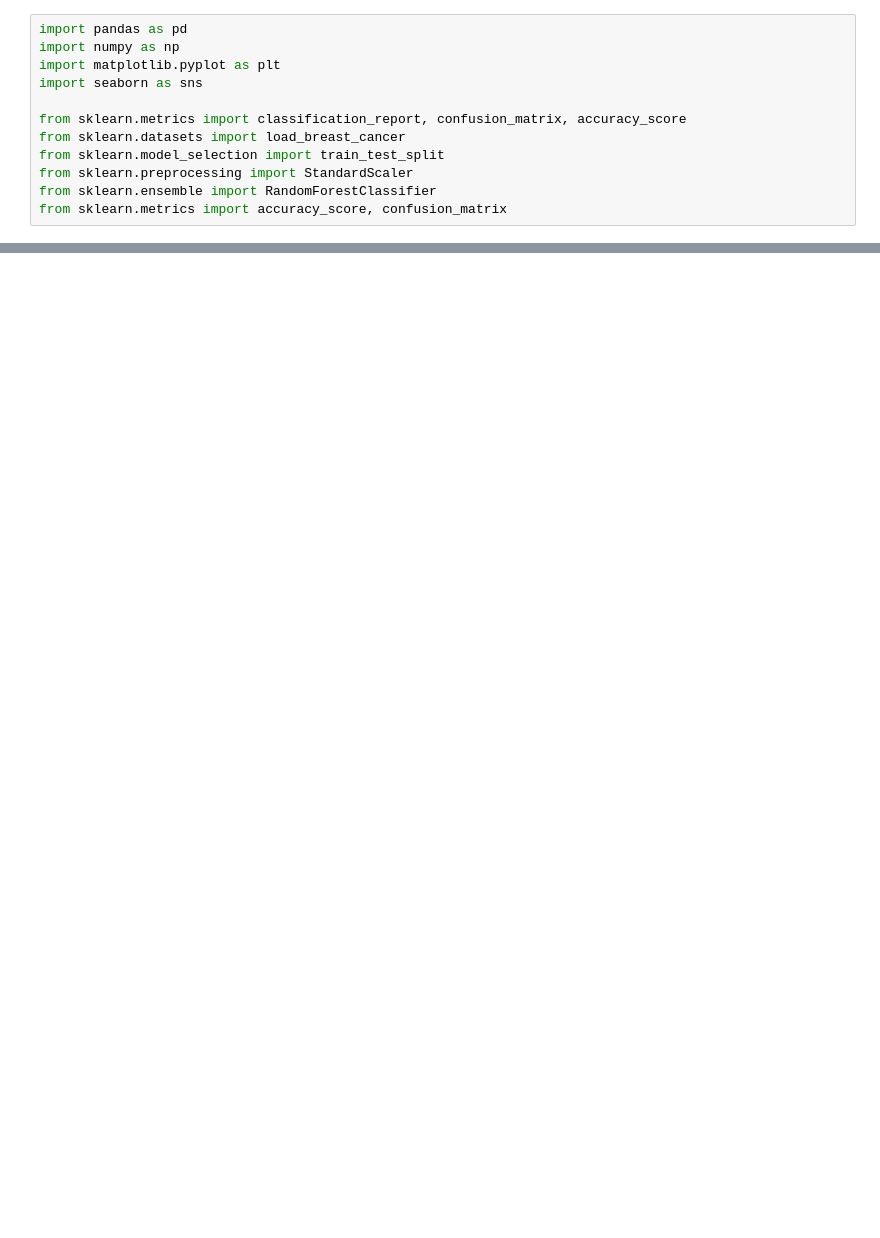
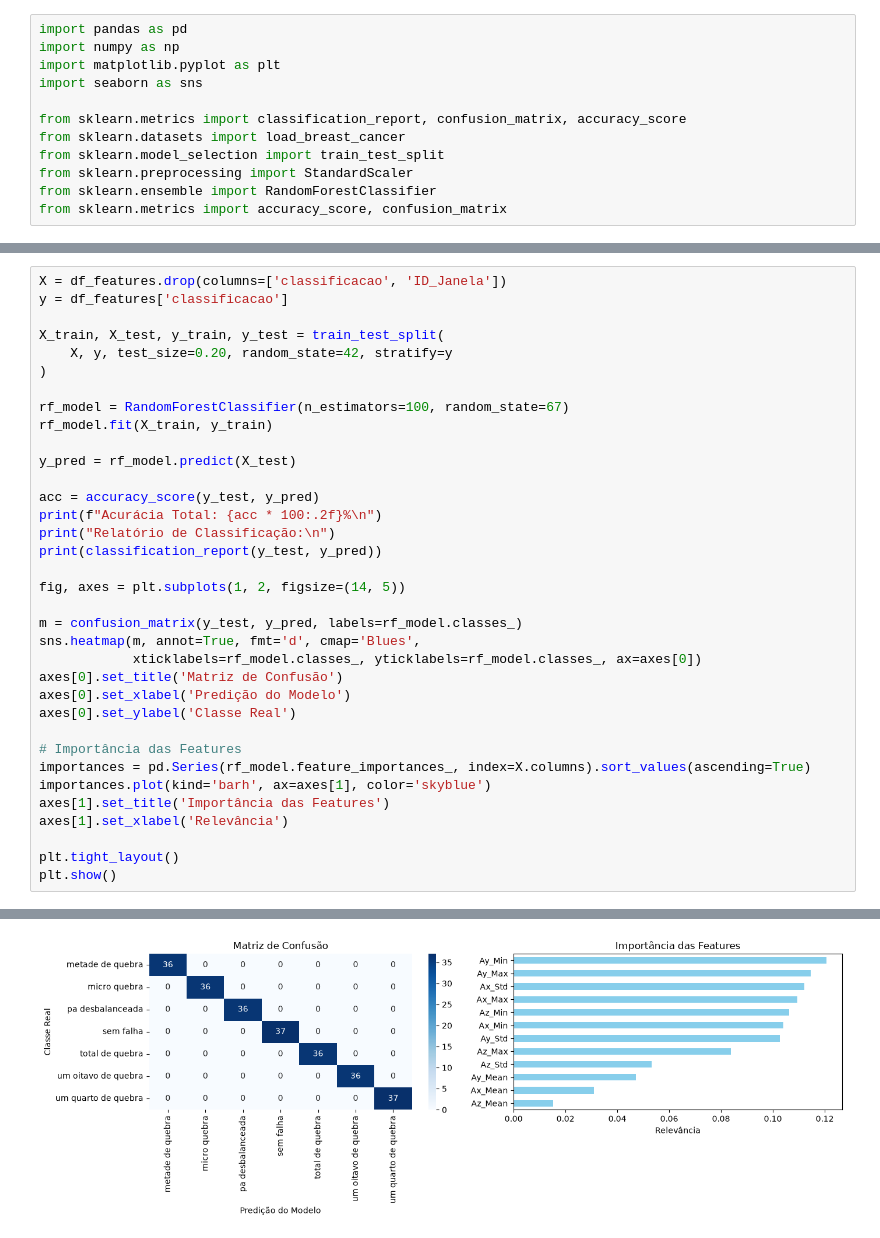
Before and after one commit to veras-project/ml-ceerma, a Jupyter notebook: notebooks/df_gen2.ipynb, the cells around one changed output, grey strips where cells are left out. Drawn from its saved outputs; the diff is of its cells as text; blank space fills up the shorter version.

```diff
--- a/notebooks/df_gen2.ipynb
+++ b/notebooks/df_gen2.ipynb
@@ -63,0 +250,36 @@ df_semfalha.head()
+# %%
+X = df_features.drop(columns=['classificacao', 'ID_Janela'])
+y = df_features['classificacao']
+
+X_train, X_test, y_train, y_test = train_test_split(
+    X, y, test_size=0.20, random_state=42, stratify=y
+)
+
+rf_model = RandomForestClassifier(n_estimators=100, random_state=67)
+rf_model.fit(X_train, y_train)
+
+y_pred = rf_model.predict(X_test)
+
+acc = accuracy_score(y_test, y_pred)
+print(f"Acurácia Total: {acc * 100:.2f}%\n")
+print("Relatório de Classificação:\n")
+print(classification_report(y_test, y_pred))
+
+fig, axes = plt.subplots(1, 2, figsize=(14, 5))
+
+m = confusion_matrix(y_test, y_pred, labels=rf_model.classes_)
+sns.heatmap(m, annot=True, fmt='d', cmap='Blues',
+            xticklabels=rf_model.classes_, yticklabels=rf_model.classes_, ax=axes[0])
+axes[0].set_title('Matriz de Confusão')
+axes[0].set_xlabel('Predição do Modelo')
+axes[0].set_ylabel('Classe Real')
+
+# Importância das Features
+importances = pd.Series(rf_model.feature_importances_, index=X.columns).sort_values(ascending=True)
+importances.plot(kind='barh', ax=axes[1], color='skyblue')
+axes[1].set_title('Importância das Features')
+axes[1].set_xlabel('Relevância')
+
+plt.tight_layout()
+plt.show()
+# %% [output]
@@ -63,0 +303 @@ df_semfalha.head()
+[figure, added]
```
Also changed, not shown: parts of 9 cells of this notebook.
